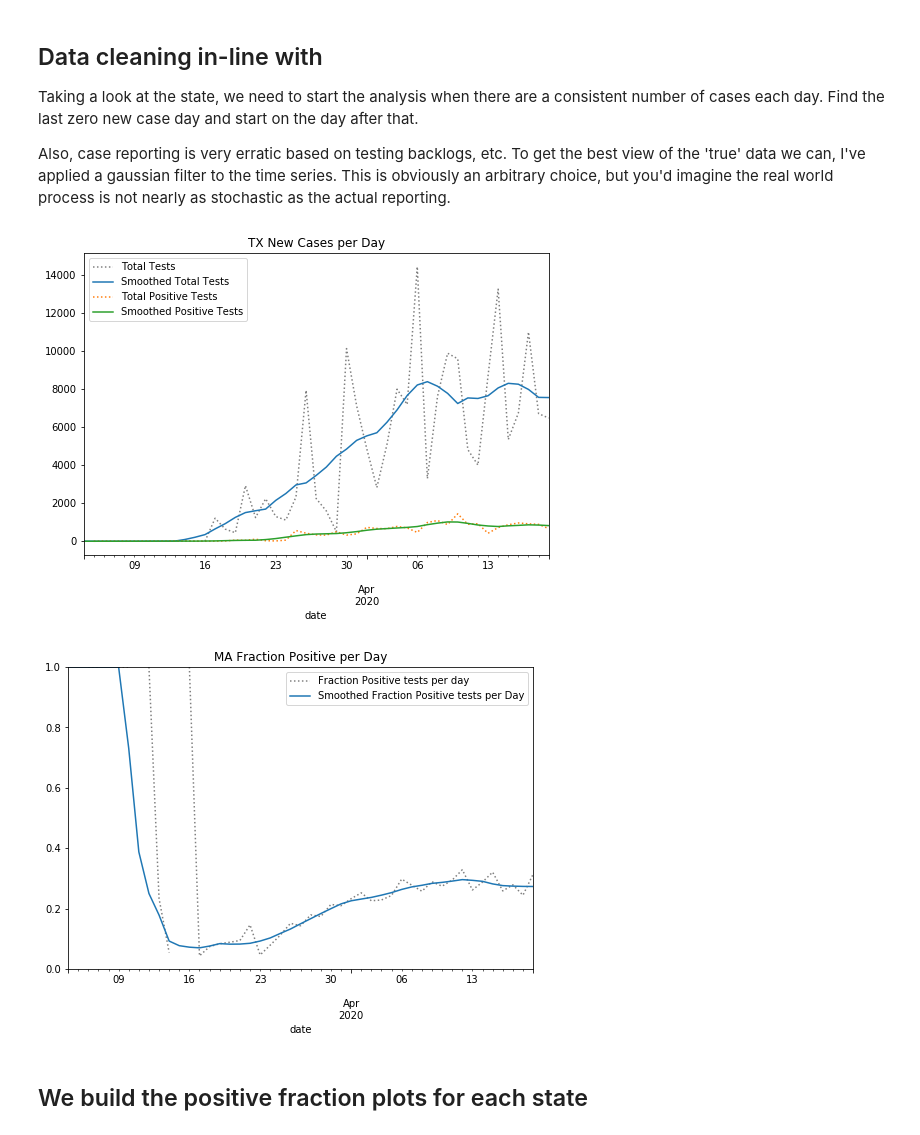
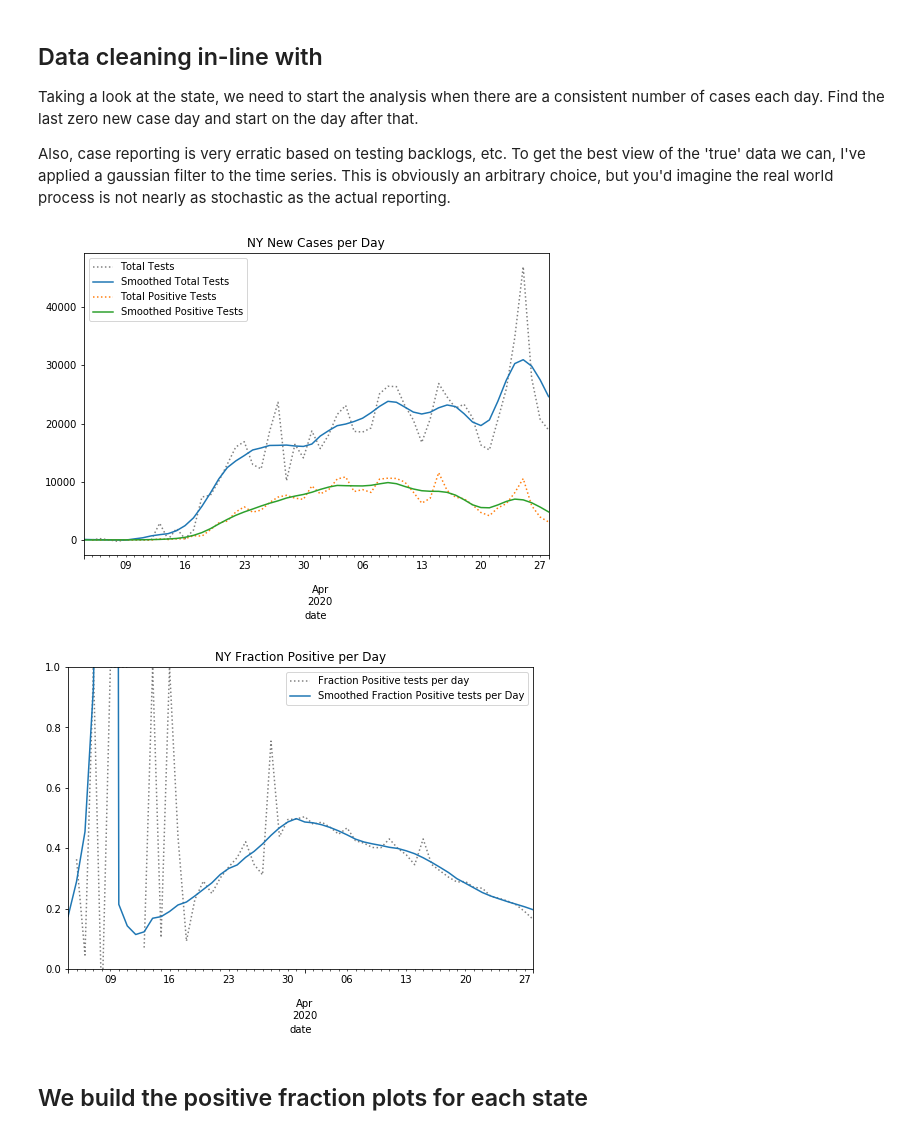
Before and after one commit to wdempsey/covid-umich, a Jupyter notebook: methods/us_testing.ipynb, the cells around one changed output. Cells and saved outputs as stored; diff of their text form; code cells hidden in the pictures.

```diff
--- a/methods/us_testing.ipynb
+++ b/methods/us_testing.ipynb
@@ -40,7 +40,7 @@ Taking a look at the state, we need to start the analysis when there are a consi
 
 Also, case reporting is very erratic based on testing backlogs, etc. To get the best view of the 'true' data we can, I've applied a gaussian filter to the time series. This is obviously an arbitrary choice, but you'd imagine the real world process is not nearly as stochastic as the actual reporting.
 # %%
-state_name = 'TX'
+state_name = 'NY'
 
 def prepare_cases(cases):
     new_cases = cases.diff()
@@ -59,34 +59,34 @@ def prepare_cases(cases):
     smoothed = smoothed.iloc[idx_start:]
     original = new_cases.loc[smoothed.index]
 
     return original, smoothed
 
 total = states.xs(state_name)['total'].rename(f"{state_name} cases")
 positive = states.xs(state_name)['positive'].rename(f"{state_name} positive cases")
 
 original_total, smoothed_total = prepare_cases(total)
 original_positive, smoothed_positive = prepare_cases(positive)
 
 original_total.plot(title=f"{state_name} New Cases per Day",
                c='k',
                linestyle=':',
                alpha=.5,
                label='Total Tests',
                legend=True,
              figsize=(600/72, 400/72))
 
 ax = smoothed_total.plot(label='Smoothed Total Tests',
                    legend=True)
 ax.get_figure().set_facecolor('w')
 
 ax2 = original_positive.plot(label='Total Positive Tests', linestyle=':', legend=True)
 ax2.get_figure().set_facecolor('w')
 
 ax3 = smoothed_positive.plot(label='Smoothed Positive Tests',
                             legend=True)
 ax3.get_figure().set_facecolor('w')
 # %% [output]
-[figure, old version]
+[figure, new version]
 # %%
 fraction = original_positive/original_total
 smoothed_fraction = smoothed_positive/smoothed_total
@@ -103,7 +103,7 @@ ax2 = smoothed_fraction.plot(label='Smoothed Fraction Positive tests per Day',
                             legend=True)
 ax2.get_figure().set_facecolor('w')
 # %% [output]
-[figure, old version]
+[figure, new version]
 # %%
 def plot_frac(result, ax, state_name):
 
```
Also changed, not shown: parts of 3 cells of this notebook, 2 other files.
